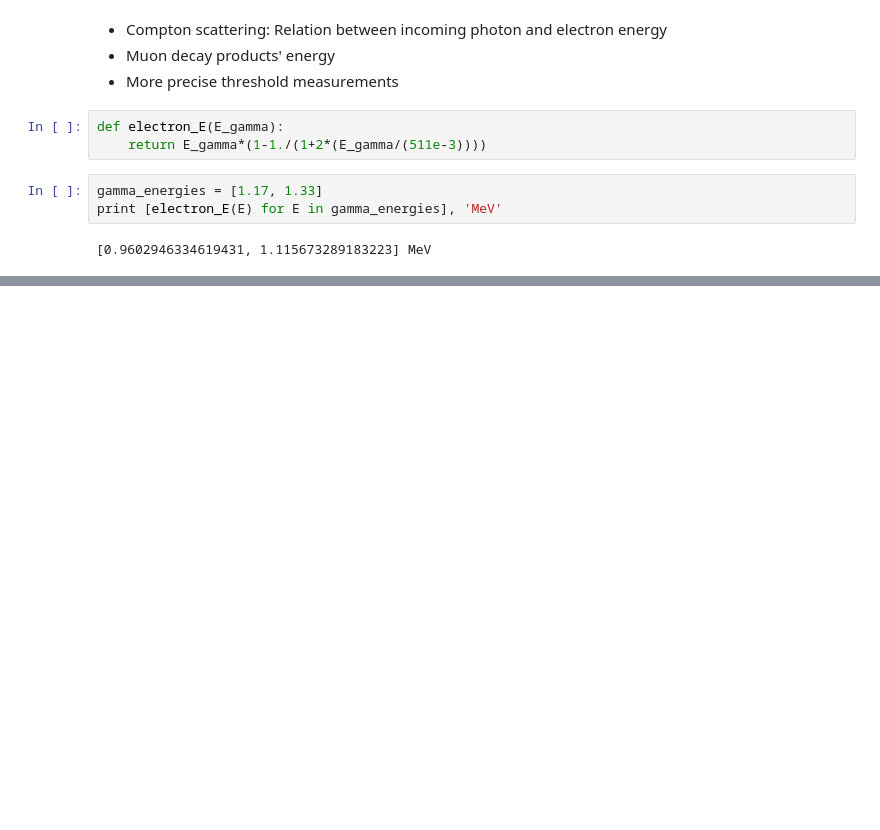
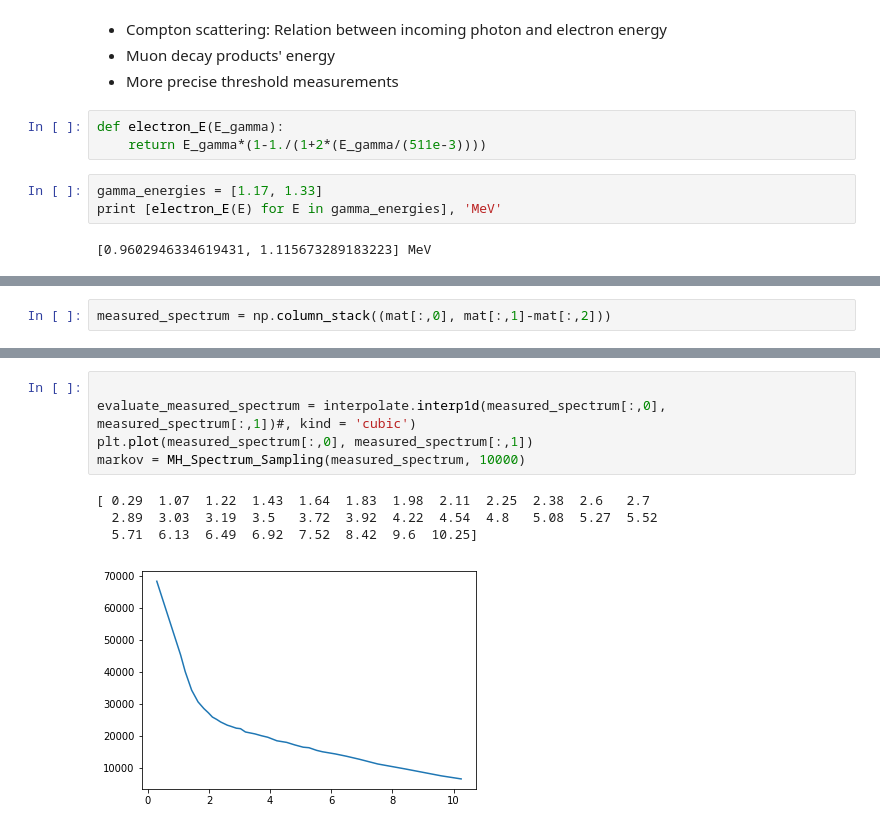
Before and after one commit to LasDes/TP4_Muons, a Jupyter notebook: calculations.ipynb, the cells around one changed output, grey strips where cells are left out. Saved outputs shown, nothing was run; the diff lists cells and outputs as text; blank space fills up the shorter version.

```diff
--- a/calculations.ipynb
+++ b/calculations.ipynb
@@ -110,0 +199,2 @@ print [electron_E(E) for E in gamma_energies], 'MeV'
+# %%
+measured_spectrum = np.column_stack((mat[:,0], mat[:,1]-mat[:,2]))
@@ -110,0 +219,10 @@ print [electron_E(E) for E in gamma_energies], 'MeV'
+# %%
+
+evaluate_measured_spectrum = interpolate.interp1d(measured_spectrum[:,0], measured_spectrum[:,1])#, kind = 'cubic')
+plt.plot(measured_spectrum[:,0], measured_spectrum[:,1])
+markov = MH_Spectrum_Sampling(measured_spectrum, 10000)
+# %% [output]
+[ 0.29  1.07  1.22  1.43  1.64  1.83  1.98  2.11  2.25  2.38  2.6   2.7
+  2.89  3.03  3.19  3.5   3.72  3.92  4.22  4.54  4.8   5.08  5.27  5.52
+  5.71  6.13  6.49  6.92  7.52  8.42  9.6  10.25]
+[figure, added]
```
Also changed, not shown: parts of 17 cells of this notebook, 5 other files.
